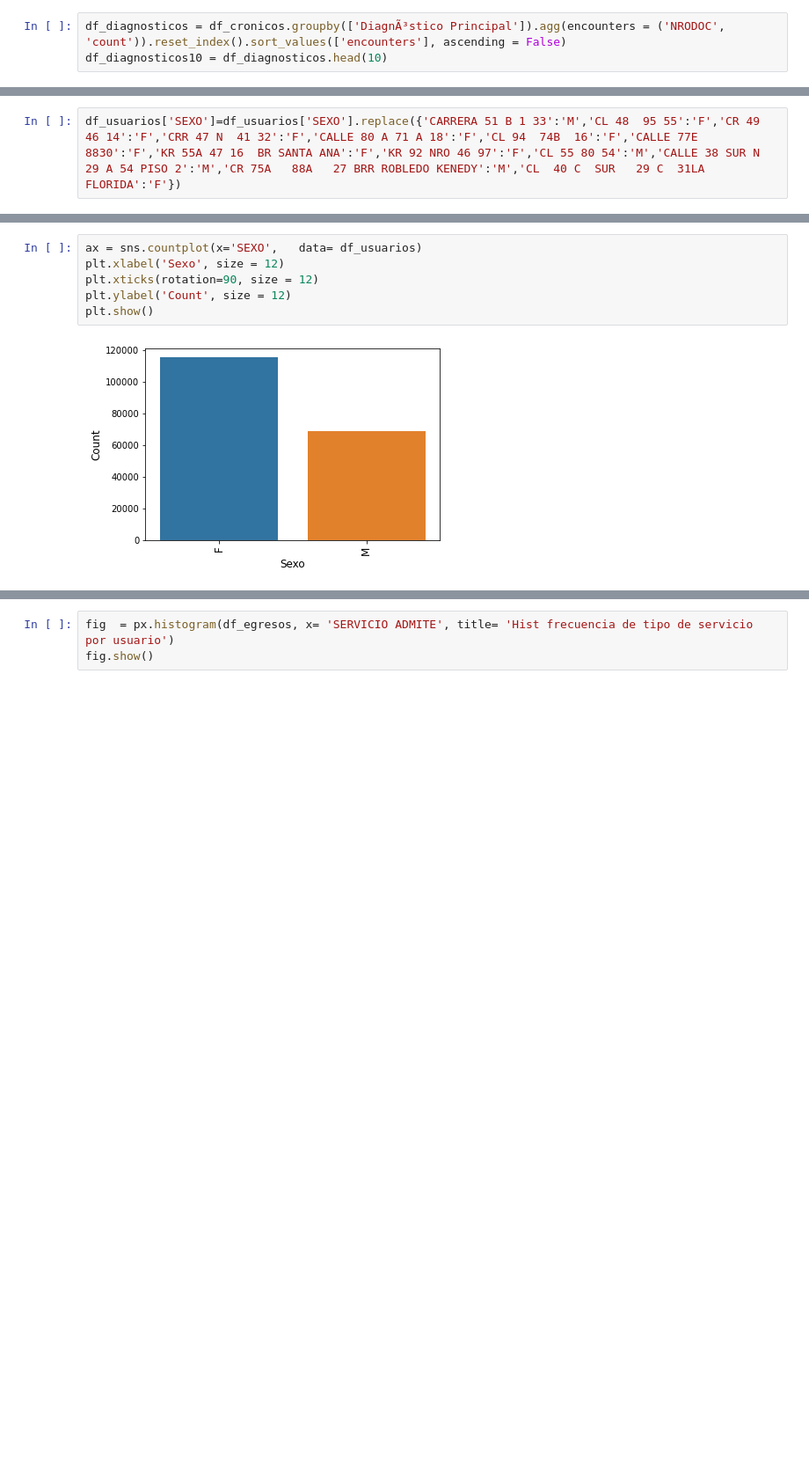
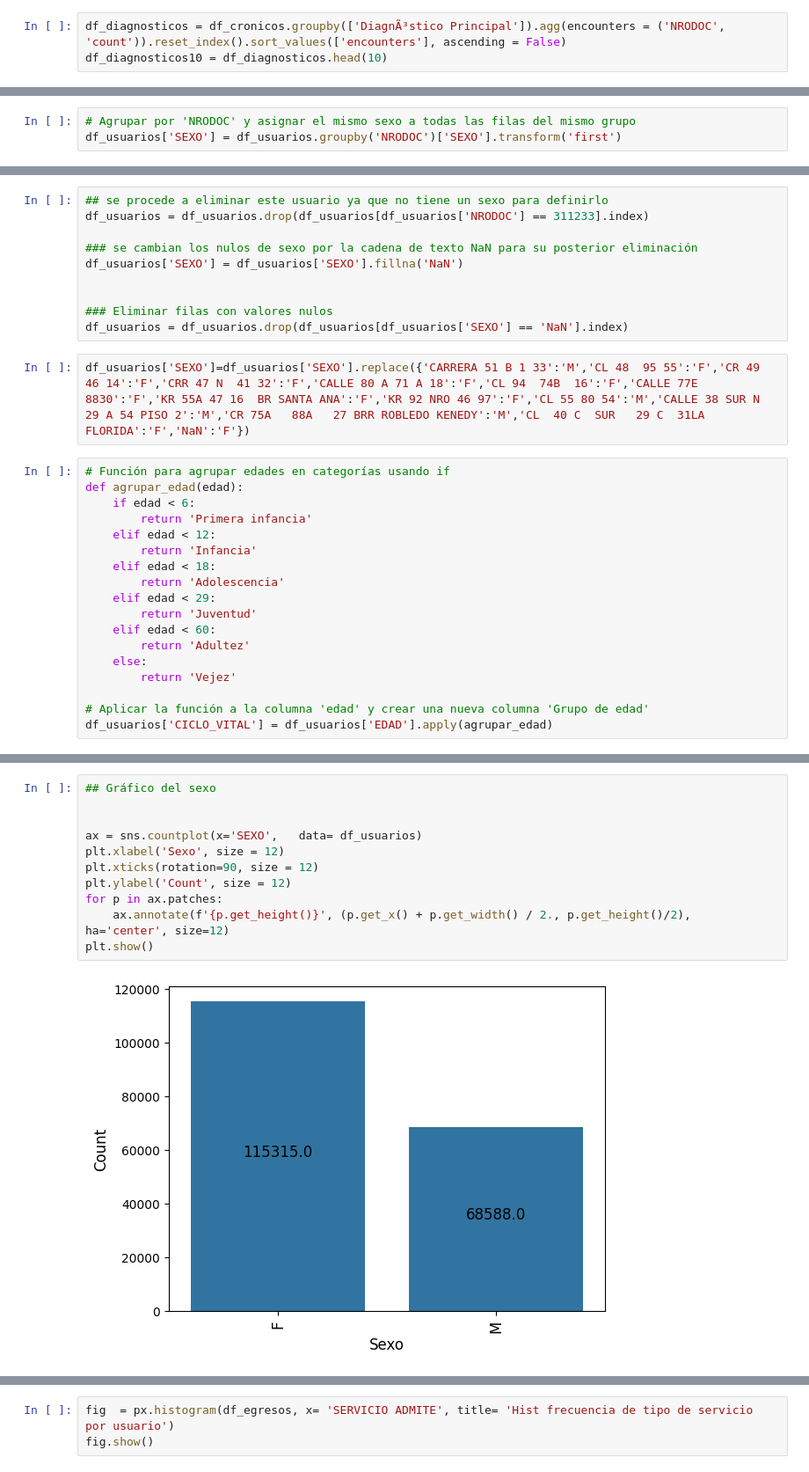
Before and after one commit to GabrielaCuervoR/AnaliticaSalud, a Jupyter notebook: Analitica_en_salud1.ipynb, the cells around one changed output, grey strips where cells are left out. Shown at 88% size. Drawn from its saved outputs; the diff is of its cells as text; blank space fills up the shorter version.

```diff
--- a/Analitica_en_salud1.ipynb
+++ b/Analitica_en_salud1.ipynb
@@ -85,0 +110,3 @@ df_usuarios = df_usuarios.drop(df_usuarios[df_usuarios['NRODOC'] == 311233].inde
+# %%
+# Agrupar por 'NRODOC' y asignar el mismo sexo a todas las filas del mismo grupo
+df_usuarios['SEXO'] = df_usuarios.groupby('NRODOC')['SEXO'].transform('first')
@@ -86,2 +130,30 @@ df_usuarios = df_usuarios.drop(df_usuarios[df_usuarios['NRODOC'] == 311233].inde
+# %%
+## se procede a eliminar este usuario ya que no tiene un sexo para definirlo
+df_usuarios = df_usuarios.drop(df_usuarios[df_usuarios['NRODOC'] == 311233].index)
+
+### se cambian los nulos de sexo por la cadena de texto NaN para su posterior eliminación
+df_usuarios['SEXO'] = df_usuarios['SEXO'].fillna('NaN')
+
+
+### Eliminar filas con valores nulos
+df_usuarios = df_usuarios.drop(df_usuarios[df_usuarios['SEXO'] == 'NaN'].index)
 # %%
-df_usuarios['SEXO']=df_usuarios['SEXO'].replace({'CARRERA 51 B 1 33':'M','CL 48  95 55':'F','CR 49 46 14':'F','CRR 47 N  41 32':'F','CALLE 80 A 71 A 18':'F','CL 94  74B  16':'F','CALLE 77E   8830':'F','KR 55A 47 16  BR SANTA ANA':'F','KR 92 NRO 46 97':'F','CL 55 80 54':'M','CALLE 38 SUR N  29 A 54 PISO 2':'M','CR 75A   88A   27 BRR ROBLEDO KENEDY':'M','CL  40 C  SUR   29 C  31LA FLORIDA':'F'})
+df_usuarios['SEXO']=df_usuarios['SEXO'].replace({'CARRERA 51 B 1 33':'M','CL 48  95 55':'F','CR 49 46 14':'F','CRR 47 N  41 32':'F','CALLE 80 A 71 A 18':'F','CL 94  74B  16':'F','CALLE 77E   8830':'F','KR 55A 47 16  BR SANTA ANA':'F','KR 92 NRO 46 97':'F','CL 55 80 54':'M','CALLE 38 SUR N  29 A 54 PISO 2':'M','CR 75A   88A   27 BRR ROBLEDO KENEDY':'M','CL  40 C  SUR   29 C  31LA FLORIDA':'F','NaN':'F'})
+# %%
+# Función para agrupar edades en categorías usando if
+def agrupar_edad(edad):
+    if edad < 6:
+        return 'Primera infancia'
+    elif edad < 12:
+        return 'Infancia'
+    elif edad < 18:
+        return 'Adolescencia'
+    elif edad < 29:
+        return 'Juventud'
+    elif edad < 60:
+        return 'Adultez'
+    else:
+        return 'Vejez'
+
+# Aplicar la función a la columna 'edad' y crear una nueva columna 'Grupo de edad'
+df_usuarios['CICLO_VITAL'] = df_usuarios['EDAD'].apply(agrupar_edad)
@@ -88,9 +174,14 @@ df_usuarios['SEXO']=df_usuarios['SEXO'].replace({'CARRERA 51 B 1 33':'M','CL 48
 # %%
+## Gráfico del sexo
+
+
 ax = sns.countplot(x='SEXO',   data= df_usuarios)
 plt.xlabel('Sexo', size = 12)
 plt.xticks(rotation=90, size = 12)
 plt.ylabel('Count', size = 12)
+for p in ax.patches:
+    ax.annotate(f'{p.get_height()}', (p.get_x() + p.get_width() / 2., p.get_height()/2), ha='center', size=12)
 plt.show()
 # %% [output]
-[figure, old version]
+[figure, new version]
 # %%
```
Also changed, not shown: parts of 51 cells of this notebook, 2 other files.
